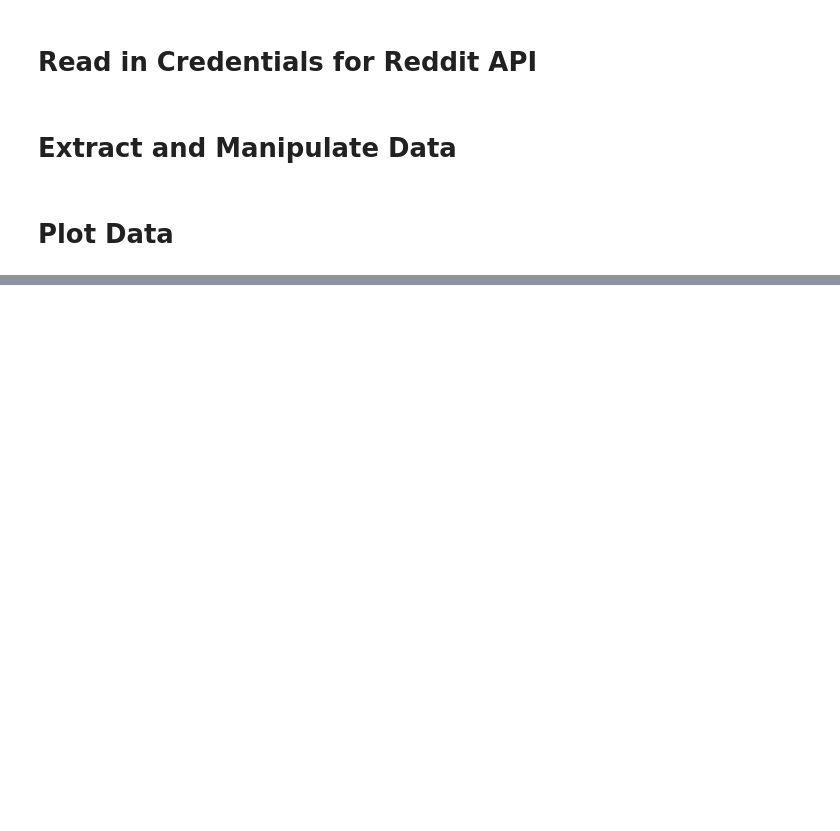
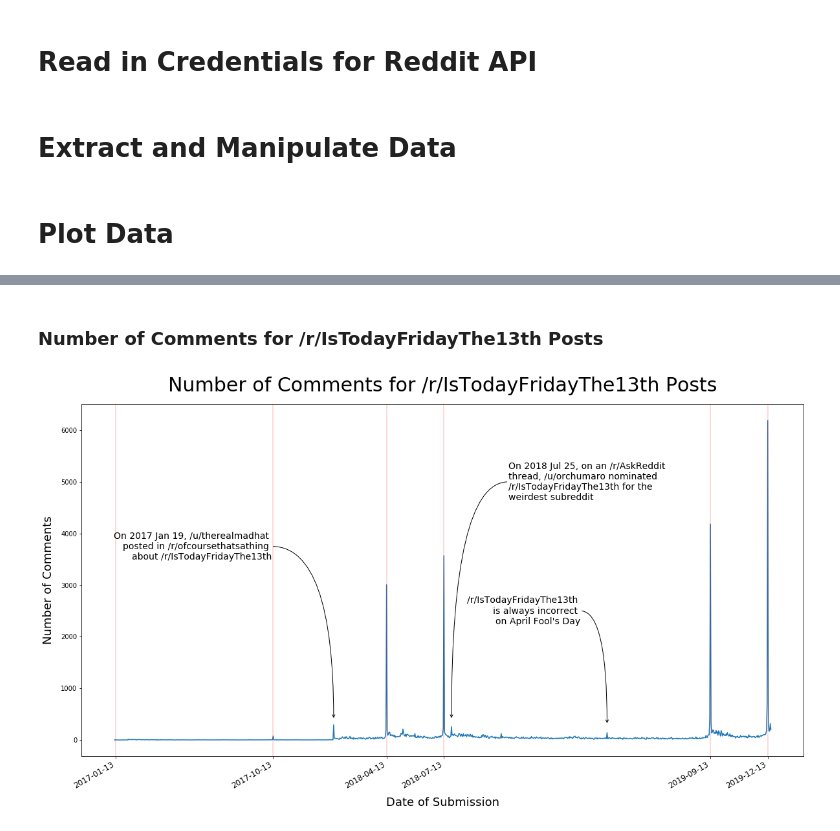
Before and after one commit to francislin96/IsTodayFridayThe13th, a Jupyter notebook: IsTodayFridayThe13th.ipynb, the cells around one changed output, grey strips where cells are left out. Cells and saved outputs as stored; diff of their text form; code cells hidden in the pictures; blank space fills up the shorter version.

```diff
--- a/IsTodayFridayThe13th.ipynb
+++ b/IsTodayFridayThe13th.ipynb
@@ -188,0 +197,47 @@ plt.show()
+# %% [markdown]
+### Number of Comments for /r/IsTodayFridayThe13th Posts
+# %%
+# set up figure size
+fig, ax = plt.subplots(figsize=(20,10))
+
+# figure metadata
+ax.set_title('Number of Comments for /r/IsTodayFridayThe13th Posts', fontsize= 30, pad=20)
+plt.xlabel('Date of Submission', fontsize= 18, labelpad=10)
+plt.ylabel('Number of Comments', fontsize= 18, labelpad=10)
+
+# plot data
+# ax.plot(df_total.date, df_total.score)
+ax.plot(df_total.date, df_total.num_comments)
+# ax.plot(df_total.date, df_total.subreddit_subscribers)
+
+# lines for Friday the 13th
+friday_the_13ths = get_friday_the_13ths()
+for i in friday_the_13ths:
+    plt.axvline(i, color='r', alpha=0.2)
+plt.xticks(friday_the_13ths, rotation=30, ha='right', fontsize=12)
+
+# annotation for January 19, 2017: https://www.reddit.com/r/ofcoursethatsathing/comments/7rhxmr/god_i_love_reddit/
+plt.annotate('', xy=(348, 400), xycoords='data', xytext=(250, 3750), textcoords='data',
+             arrowprops=dict(arrowstyle='->', color='0', connectionstyle='angle3,angleA=0,angleB=90'))
+plt.annotate('On 2017 Jan 19, /u/therealmadhat \nposted in /r/ofcoursethatsathing \nabout /r/IsTodayFridayThe13th',
+             xy=(250, 3750), va='center', ha='right', fontsize=14)
+
+# annotation for July 25, 2018: https://www.reddit.com/r/AskReddit/comments/91nmy3/whats_the_weirdest_subreddit_on_the_site/e2zp5y5/
+plt.annotate('', xy=(535, 400), xycoords='data', xytext=(625, 5000), textcoords='data',
+             arrowprops=dict(arrowstyle='->', color='0', connectionstyle='angle3,angleA=0,angleB=90'))
+plt.annotate('On 2018 Jul 25, on an /r/AskReddit \nthread, /u/orchumaro nominated \n/r/IsTodayFridayThe13th for the \nweirdest subreddit',
+             xy=(625, 5000), va='center', ha='left', fontsize=14)
+
+# annotate for April 1st
+plt.annotate('', xy=(782, 300), xycoords='data', xytext=(740, 2500), textcoords='data',
+             arrowprops=dict(arrowstyle='->', color='0', connectionstyle='angle3,angleA=0,angleB=90'))
+plt.annotate('/r/IsTodayFridayThe13th \nis always incorrect \non April Fool\'s Day',
+             xy=(740, 2500), va='center', ha='right', fontsize=14)
+
+# save figure
+plt.savefig('IsTodayFridayThe13thComments.png')
+
+# show plot
+plt.show()
+# %% [output]
+[figure, added]
```
Also changed, not shown: parts of 5 cells of this notebook, 3 other files.
